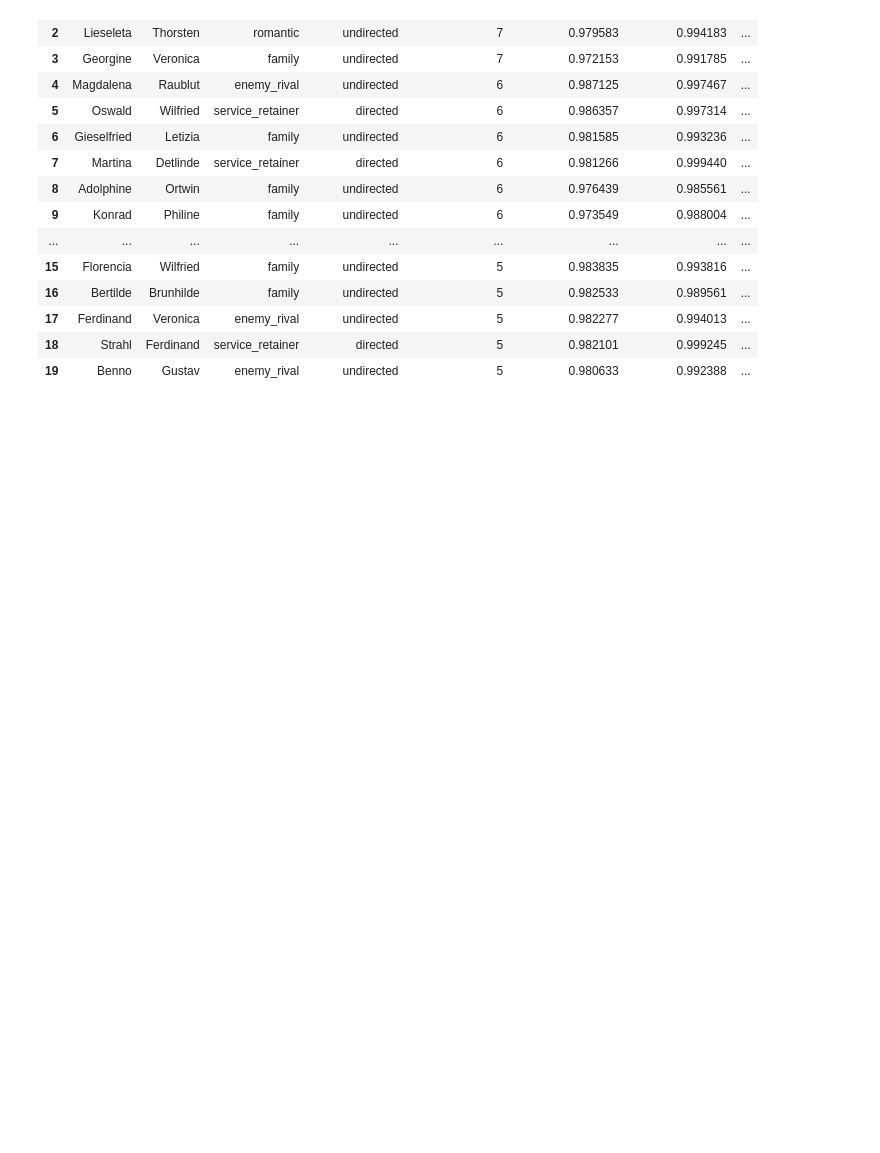
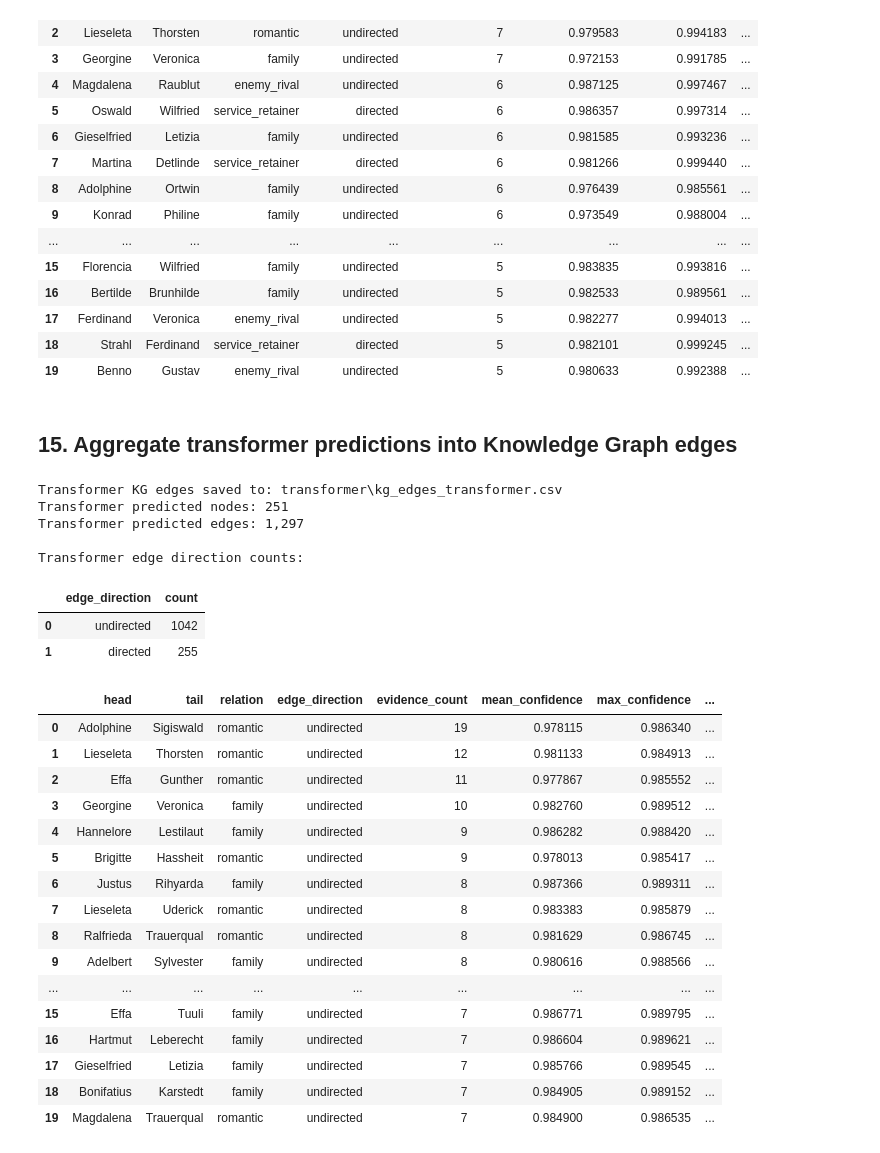
Before and after one commit to philippchn/NLP_Character_Relationship_KG, a Jupyter notebook: 03_graph_generation.ipynb, the cells around one changed output. Cells and saved outputs as stored; diff of their text form; code cells hidden in the pictures; blank space fills up the shorter version.

```diff
--- a/03_graph_generation.ipynb
+++ b/03_graph_generation.ipynb
@@ -37,8 +37,10 @@ PIPELINE_RUN_METADATA_JSON = DATA_DIR / "pipeline_run_metadata.json"
 # Model-specific output folders.
 BASELINE_DIR = Path("baseline")  # TF-IDF + Logistic Regression artifacts.
 BILSTM_DIR = Path("bilstm")      # BiLSTM artifacts.
+TRANSFORMER_DIR = Path("transformer")  # DistilBERT/transformer artifacts from 02.5_transformer_colab.ipynb.
 BASELINE_DIR.mkdir(parents=True, exist_ok=True)
 BILSTM_DIR.mkdir(parents=True, exist_ok=True)
+TRANSFORMER_DIR.mkdir(parents=True, exist_ok=True)
 
 # Relationship labels. "no_relation" is needed as the negative class.
 RELATIONSHIPS = [
@@ -58,12 +60,13 @@ TEST_SIZE = 0.15
 DEV_SIZE = 0.15
 MAX_NEGATIVE_RATIO = 2.0
 MIN_CONTEXT_CHARS = 25
-EDGE_CONFIDENCE_THRESHOLD = 0.95  # predictions_all_best_baseline.csv
+EDGE_CONFIDENCE_THRESHOLD = 0.95
 
 print(f"XML path: {XML_PATH.resolve()}")
 print(f"Shared data folder: {DATA_DIR.resolve()}")
 print(f"Baseline output folder: {BASELINE_DIR.resolve()}")
 print(f"BiLSTM output folder: {BILSTM_DIR.resolve()}")
+print(f"Transformer output folder: {TRANSFORMER_DIR.resolve()}")
 print(f"Relationship labels: {RELATIONSHIPS}")
 # %% [output]
 XML path: E:\Natural Language Processing\Project 2\data\bookworm_09062026.xml
@@ -132,6 +136,14 @@ if bilstm_predictions_path.exists():
 else:
     print("BiLSTM all-candidate predictions were not found. The BiLSTM graph cells will be skipped until 02_models.ipynb writes them.")
 
+
+transformer_predictions_path = TRANSFORMER_DIR / "predictions_all_transformer.csv"
+if transformer_predictions_path.exists():
+    transformer_all_pred = pd.read_csv(transformer_predictions_path)
+    print(f"Loaded transformer predictions: {len(transformer_all_pred):,} rows")
+else:
+    print("Transformer all-candidate predictions were not found. Run 02.5_transformer_colab.ipynb and copy/keep the transformer/ folder before running transformer graph cells.")
+
 print(f"Loaded baseline predictions: {len(all_pred):,} rows from {baseline_predictions_path}")
 print(f"Best baseline variant: {best_variant}")
 # %% [output]
@@ -372,4 +385,52 @@ BiLSTM edge direction counts:
 | 17 | Ferdinand | Veronica | enemy_rival | undirected | 5 | 0.982277 | 0.994013 | ... |
 | 18 | Strahl | Ferdinand | service_retainer | directed | 5 | 0.982101 | 0.999245 | ... |
 | 19 | Benno | Gustav | enemy_rival | undirected | 5 | 0.980633 | 0.992388 | ... |
+# %% [markdown]
+## 15. Aggregate transformer predictions into Knowledge Graph edges
+# %%
+if "transformer_all_pred" in globals():
+    kg_edges_transformer_df = aggregate_kg_edges(transformer_all_pred)
+    kg_edges_transformer_path = TRANSFORMER_DIR / "kg_edges_transformer.csv"
+    kg_edges_transformer_df.to_csv(kg_edges_transformer_path, index=False)
+
+    print(f"Transformer KG edges saved to: {kg_edges_transformer_path}")
+    print(
+        "Transformer predicted nodes:",
+        len(set(kg_edges_transformer_df["head"]).union(set(kg_edges_transformer_df["tail"]))) if len(kg_edges_transformer_df) else 0,
+    )
+    print(f"Transformer predicted edges: {len(kg_edges_transformer_df):,}")
+
+    if len(kg_edges_transformer_df):
+        print("\nTransformer edge direction counts:")
+        display(kg_edges_transformer_df["edge_direction"].value_counts().rename_axis("edge_direction").reset_index(name="count"))
+
+    display(kg_edges_transformer_df.head(20))
+else:
+    print("Transformer predictions were not found. Run 02.5_transformer_colab.ipynb before this cell.")
+# %% [output]
+Transformer KG edges saved to: transformer\kg_edges_transformer.csv
+Transformer predicted nodes: 251
+Transformer predicted edges: 1,297
+
+Transformer edge direction counts:
+|  | edge_direction | count |
+| 0 | undirected | 1042 |
+| 1 | directed | 255 |
+|  | head | tail | relation | edge_direction | evidence_count | mean_confidence | max_confidence | ... |
+| 0 | Adolphine | Sigiswald | romantic | undirected | 19 | 0.978115 | 0.986340 | ... |
+| 1 | Lieseleta | Thorsten | romantic | undirected | 12 | 0.981133 | 0.984913 | ... |
+| 2 | Effa | Gunther | romantic | undirected | 11 | 0.977867 | 0.985552 | ... |
+| 3 | Georgine | Veronica | family | undirected | 10 | 0.982760 | 0.989512 | ... |
+| 4 | Hannelore | Lestilaut | family | undirected | 9 | 0.986282 | 0.988420 | ... |
+| 5 | Brigitte | Hassheit | romantic | undirected | 9 | 0.978013 | 0.985417 | ... |
+| 6 | Justus | Rihyarda | family | undirected | 8 | 0.987366 | 0.989311 | ... |
+| 7 | Lieseleta | Uderick | romantic | undirected | 8 | 0.983383 | 0.985879 | ... |
+| 8 | Ralfrieda | Trauerqual | romantic | undirected | 8 | 0.981629 | 0.986745 | ... |
+| 9 | Adelbert | Sylvester | family | undirected | 8 | 0.980616 | 0.988566 | ... |
+| ... | ... | ... | ... | ... | ... | ... | ... | ... |
+| 15 | Effa | Tuuli | family | undirected | 7 | 0.986771 | 0.989795 | ... |
+| 16 | Hartmut | Leberecht | family | undirected | 7 | 0.986604 | 0.989621 | ... |
+| 17 | Gieselfried | Letizia | family | undirected | 7 | 0.985766 | 0.989545 | ... |
+| 18 | Bonifatius | Karstedt | family | undirected | 7 | 0.984905 | 0.989152 | ... |
+| 19 | Magdalena | Trauerqual | romantic | undirected | 7 | 0.984900 | 0.986535 | ... |
 # %% [markdown]
```
Also changed, not shown: parts of 6 cells of this notebook, 9 other files.
